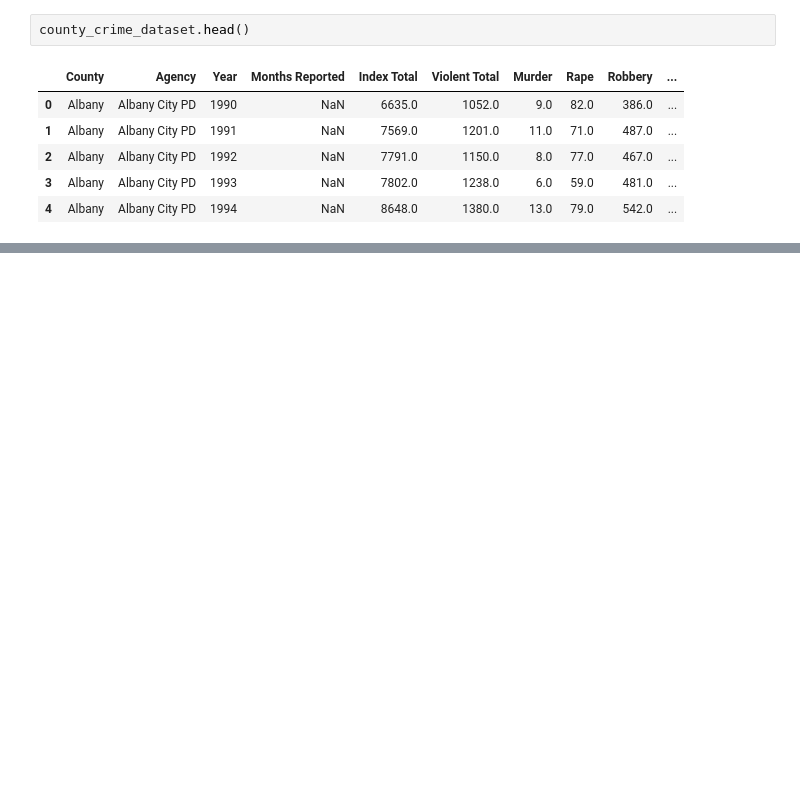
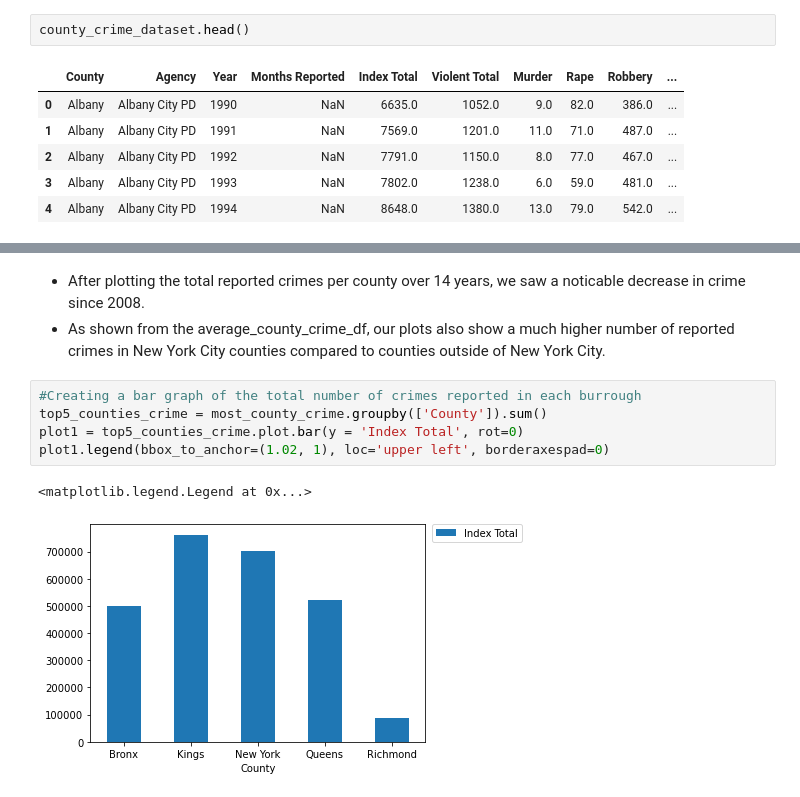
Before and after one commit to ashleyzeng/info_2950_finalproject, a Jupyter notebook: phase2.ipynb, the cells around one changed output, grey strips where cells are left out. Saved outputs shown, nothing was run; the diff lists cells and outputs as text; blank space fills up the shorter version.

```diff
--- a/phase2.ipynb
+++ b/phase2.ipynb
@@ -21,0 +249,11 @@ county_crime_dataset.head()
+# %% [markdown]
+* After plotting the total reported crimes per county over 14 years, we saw a noticable decrease in crime since 2008.
+* As shown from the average_county_crime_df, our plots also show a much higher number of reported crimes in New York City counties compared to counties outside of New York City.
+# %%
+#Creating a bar graph of the total number of crimes reported in each burrough
+top5_counties_crime = most_county_crime.groupby(['County']).sum()
+plot1 = top5_counties_crime.plot.bar(y = 'Index Total', rot=0)
+plot1.legend(bbox_to_anchor=(1.02, 1), loc='upper left', borderaxespad=0)
+# %% [output]
+<matplotlib.legend.Legend at 0x...>
+[figure, added]
```
Also changed, not shown: parts of 43 cells of this notebook.
